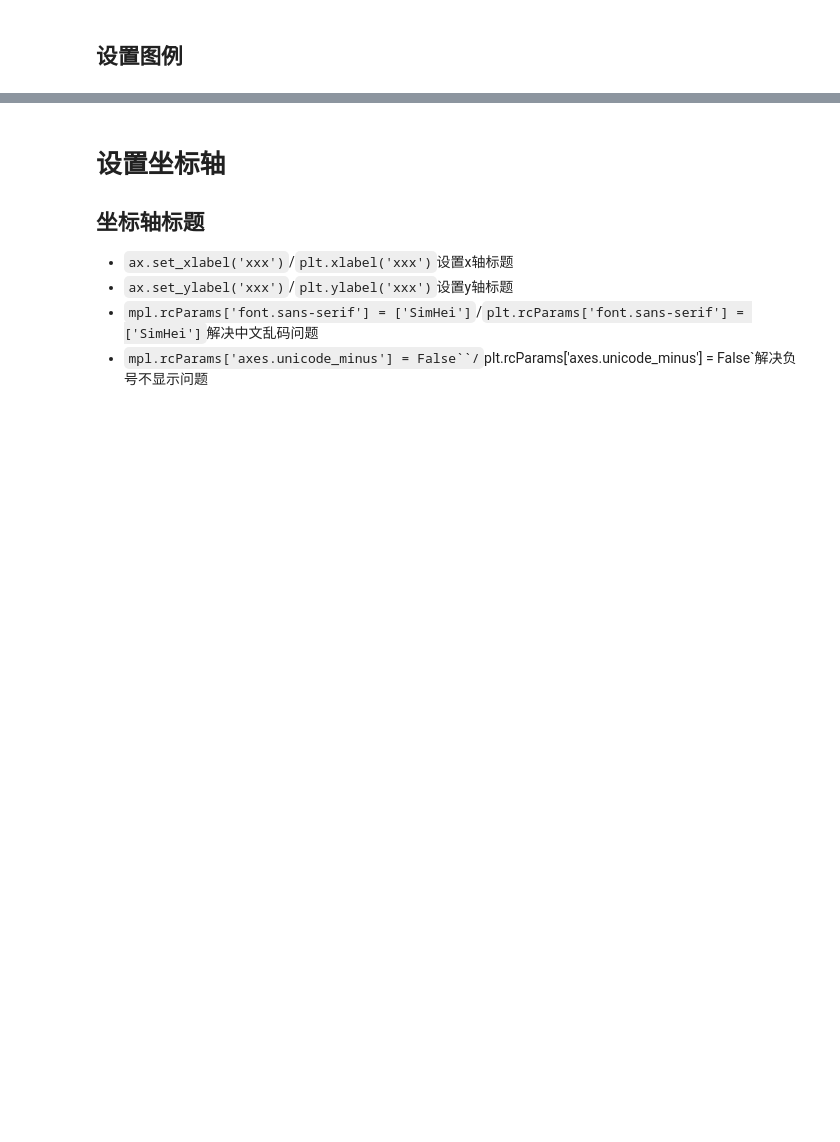
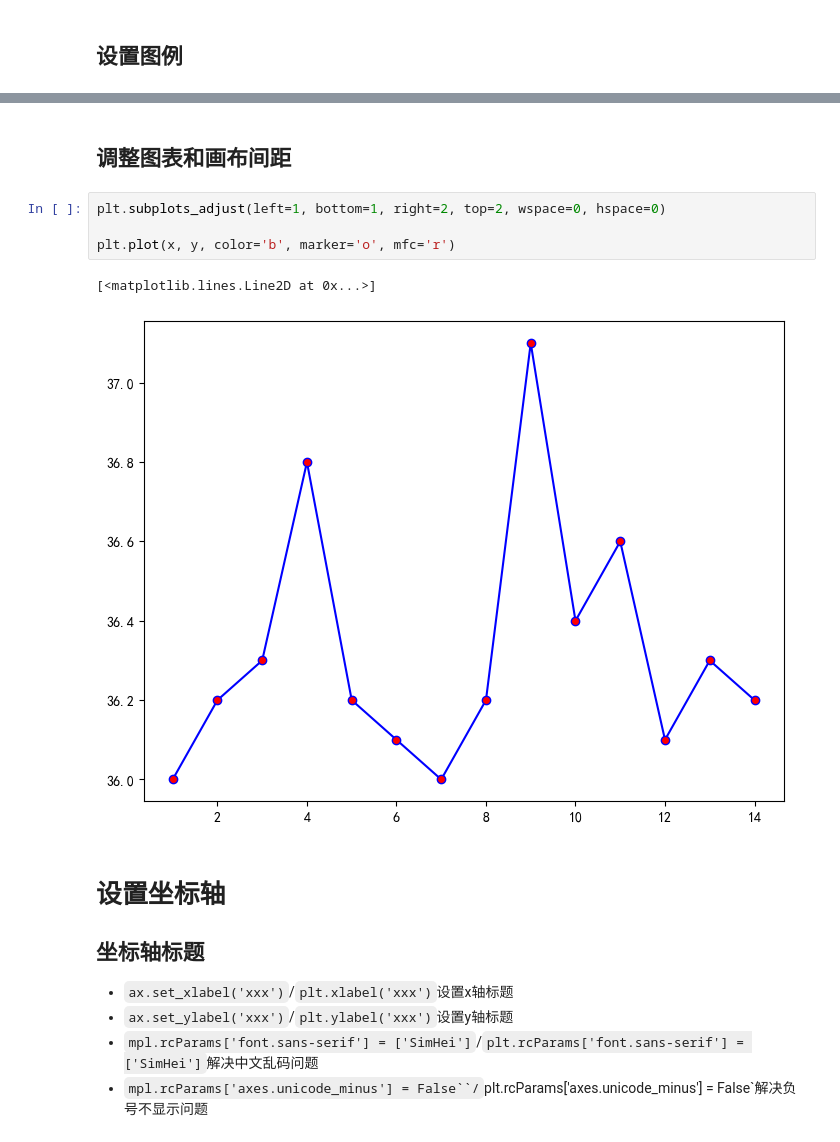
Before and after one commit to tcfh2016/knowledge-map, a Jupyter notebook: Techs/data-science/visualization/matplotlib/pyplot/matplotlib_pyplot.ipynb, the cells around one changed output, grey strips where cells are left out. Cells and saved outputs as stored; diff of their text form; blank space fills up the shorter version.

```diff
--- a/Techs/data-science/visualization/matplotlib/pyplot/matplotlib_pyplot.ipynb
+++ b/Techs/data-science/visualization/matplotlib/pyplot/matplotlib_pyplot.ipynb
@@ -98,3 +99,12 @@ plt.legend(('基础体温',), bbox_to_anchor=(1.05, 1), borderaxespad=0, fontsiz
+# %% [markdown]
+## 调整图表和画布间距
+# %%
+plt.subplots_adjust(left=1, bottom=1, right=2, top=2, wspace=0, hspace=0)
+
+plt.plot(x, y, color='b', marker='o', mfc='r')
+# %% [output]
+[<matplotlib.lines.Line2D at 0x...>]
+[figure, added]
 # %% [markdown]
 # 设置坐标轴
 
```
Also changed, not shown: parts of 1 cell of this notebook, 6 other files.
